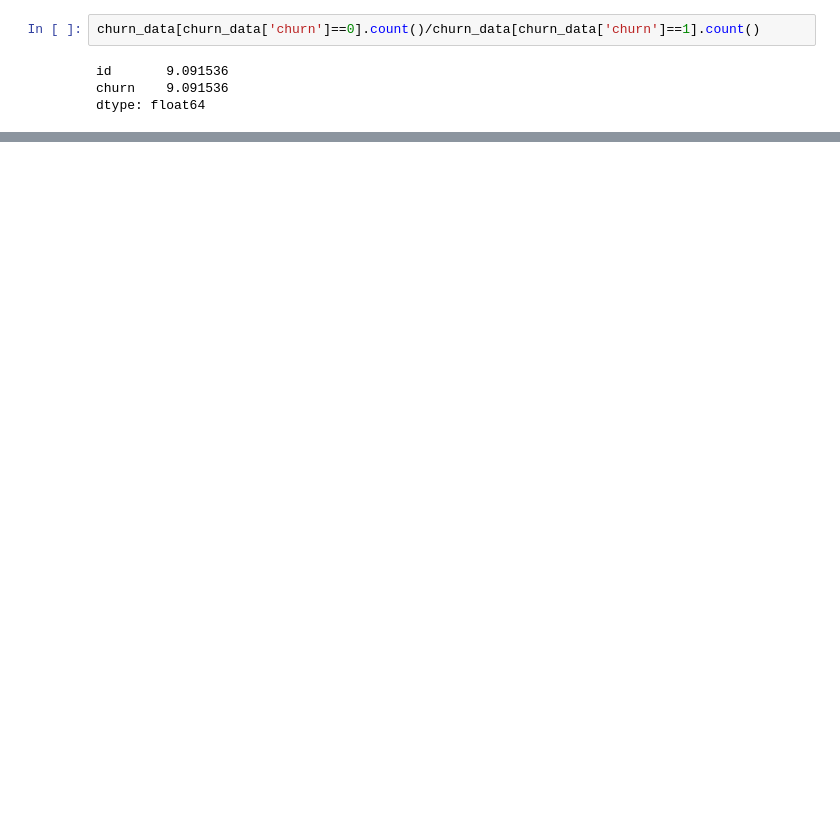
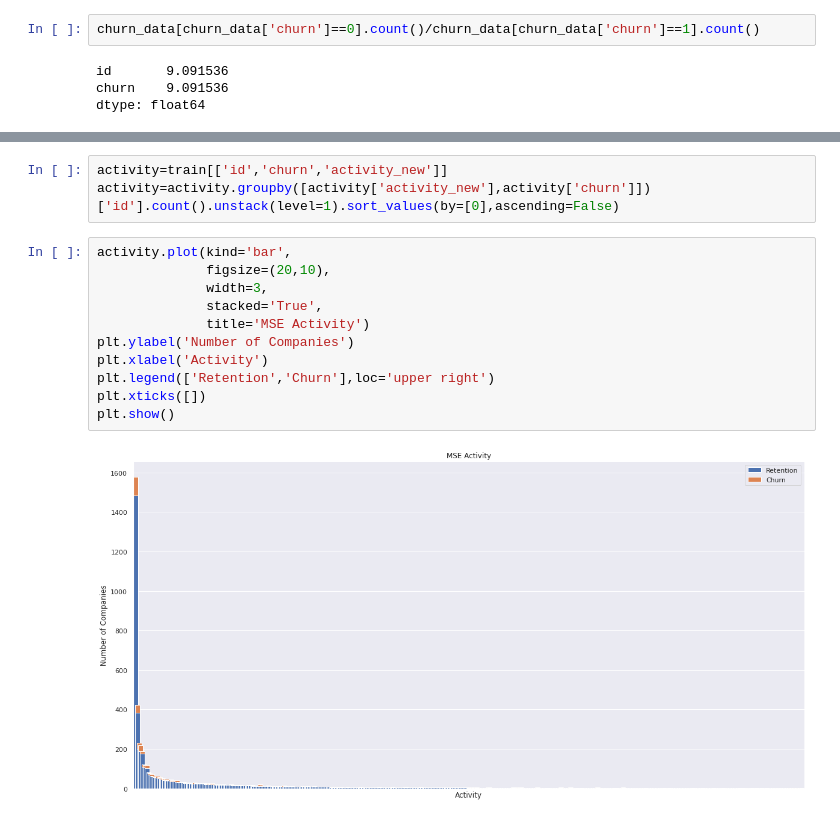
Before and after one commit to Daisyshi84/BCG_Gamma, a Jupyter notebook: BCG_GAMMA.ipynb, the cells around one changed output, grey strips where cells are left out. Saved outputs shown, nothing was run; the diff lists cells and outputs as text; blank space fills up the shorter version.

```diff
--- a/BCG_GAMMA.ipynb
+++ b/BCG_GAMMA.ipynb
@@ -123,0 +229,16 @@ dtype: float64
+# %%
+activity=train[['id','churn','activity_new']]
+activity=activity.groupby([activity['activity_new'],activity['churn']])['id'].count().unstack(level=1).sort_values(by=[0],ascending=False)
+# %%
+activity.plot(kind='bar',
+              figsize=(20,10),
+              width=3,
+              stacked='True',
+              title='MSE Activity')
+plt.ylabel('Number of Companies')
+plt.xlabel('Activity')
+plt.legend(['Retention','Churn'],loc='upper right')
+plt.xticks([])
+plt.show()
+# %% [output]
+[figure, added]
```
Also changed, not shown: parts of 16 cells of this notebook.
